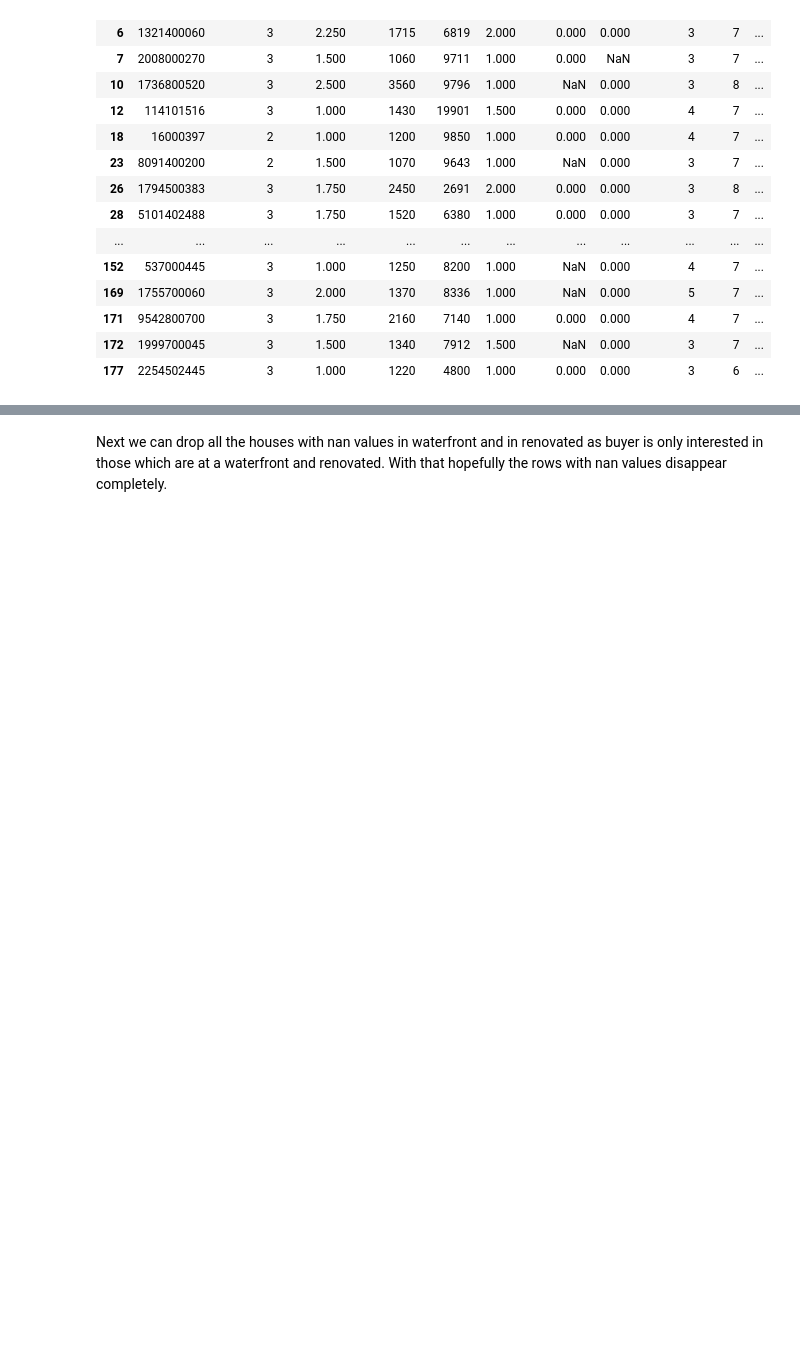
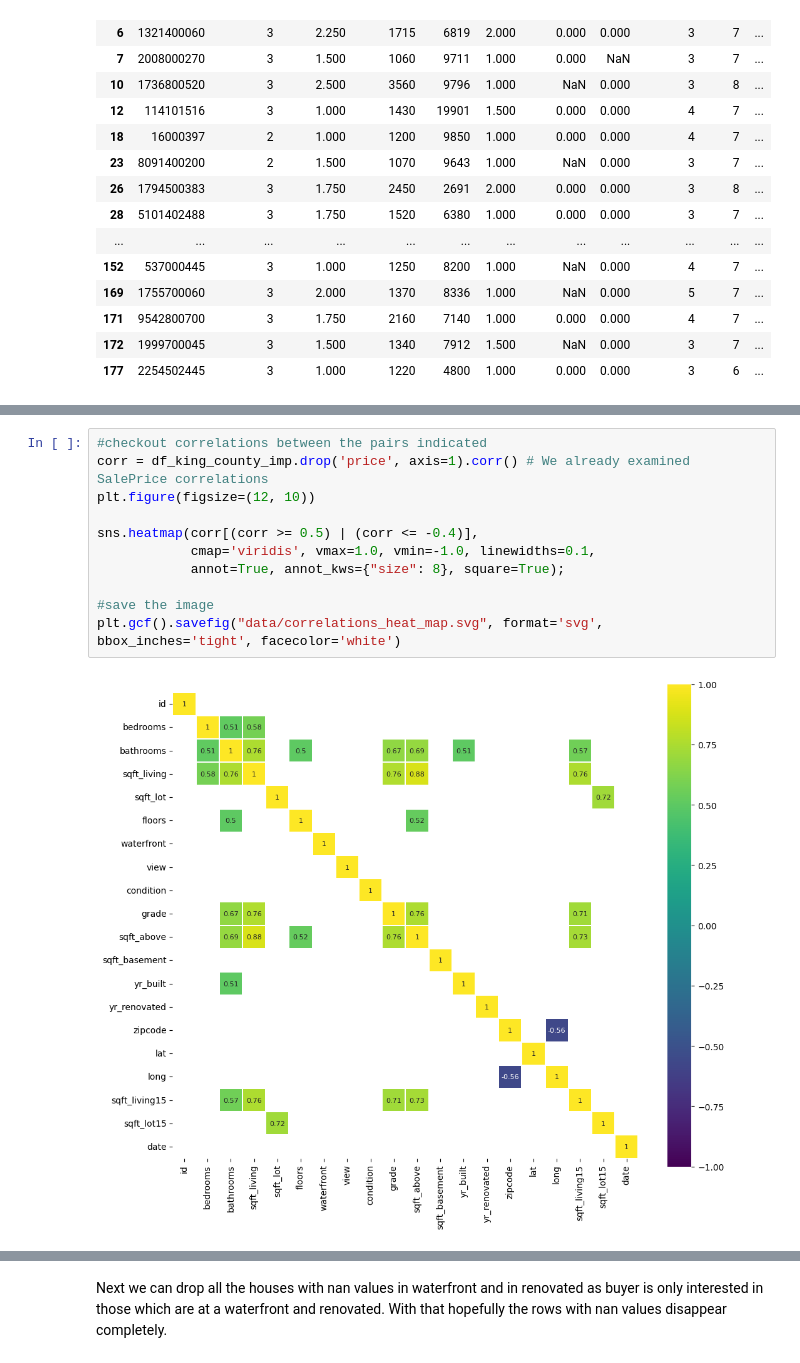
Before and after one commit to marcbp88/EDA-Project, a Jupyter notebook: EDA.ipynb, the cells around one changed output, grey strips where cells are left out. Cells and saved outputs as stored; diff of their text form; blank space fills up the shorter version.

```diff
--- a/EDA.ipynb
+++ b/EDA.ipynb
@@ -319,0 +359,13 @@ rows_with_nan.head(50)
+# %%
+#checkout correlations between the pairs indicated
+corr = df_king_county_imp.drop('price', axis=1).corr() # We already examined SalePrice correlations
+plt.figure(figsize=(12, 10))
+
+sns.heatmap(corr[(corr >= 0.5) | (corr <= -0.4)],
+            cmap='viridis', vmax=1.0, vmin=-1.0, linewidths=0.1,
+            annot=True, annot_kws={"size": 8}, square=True);
+
+#save the image
+plt.gcf().savefig("data/correlations_heat_map.svg", format='svg', bbox_inches='tight', facecolor='white')
+# %% [output]
+[figure, added]
```
Also changed, not shown: parts of 10 cells of this notebook, 5 other files.
